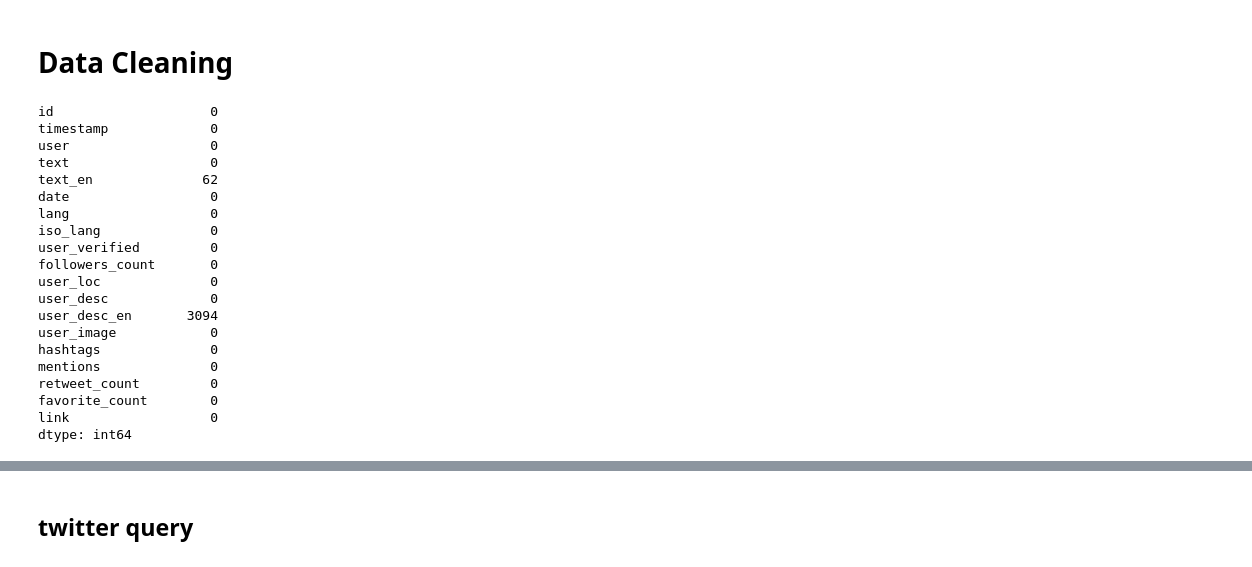
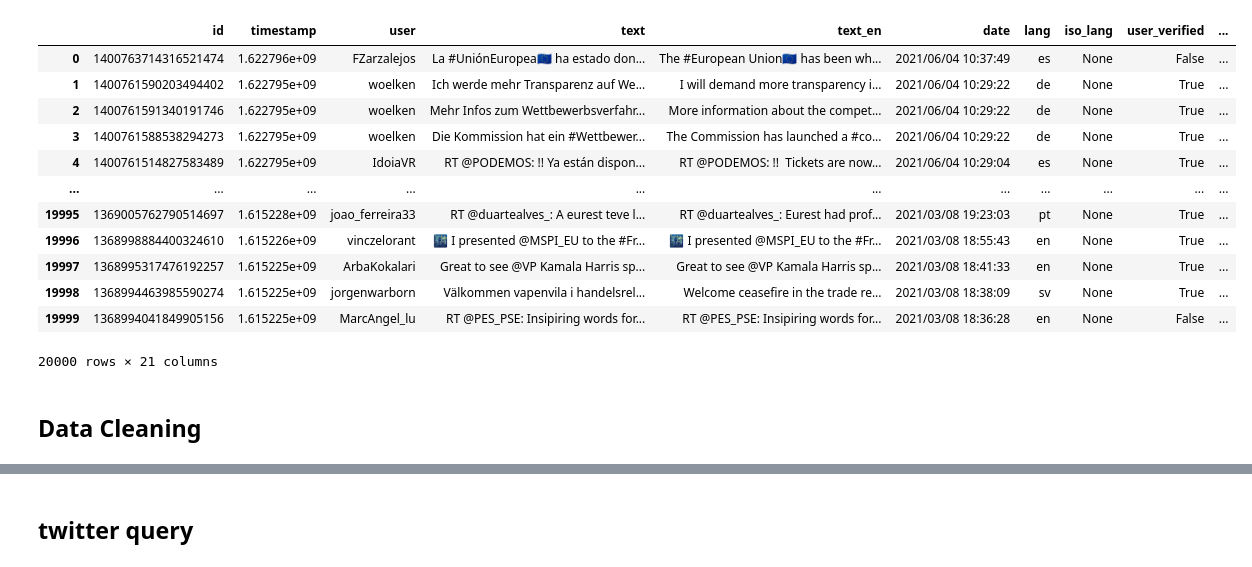
Before and after one commit to EstefaniaVB/LexAI, a Jupyter notebook: Sentiment analysis.ipynb, the cells around one changed output, grey strips where cells are left out. Cells and saved outputs as stored; diff of their text form; code cells hidden in the pictures.

```diff
--- a/Sentiment analysis.ipynb
+++ b/Sentiment analysis.ipynb
@@ -41,27 +46,22 @@ data_df['text_en'].loc[17804]
+# %%
+lexai_url = f"http://35.223.18.2/indexes/twitter_politicians/search/"
+data = requests.get(lexai_url,params=params,headers=headers).json()
+data_polit_df=pd.DataFrame(data['hits'])
+data_polit_df
+# %% [output]
+|  | id | timestamp | user | text | text_en | date | lang | iso_lang | user_verified | ... |
+| 0 | 1400763714316521474 | 1.622796e+09 | FZarzalejos | La #UniónEuropea🇪🇺 ha estado don... | The #European Union🇪🇺 has been wh... | 2021/06/04 10:37:49 | es | None | False | ... |
+| 1 | 1400761590203494402 | 1.622795e+09 | woelken | Ich werde mehr Transparenz auf We... | I will demand more transparency i... | 2021/06/04 10:29:22 | de | None | True | ... |
+| 2 | 1400761591340191746 | 1.622795e+09 | woelken | Mehr Infos zum Wettbewerbsverfahr... | More information about the compet... | 2021/06/04 10:29:22 | de | None | True | ... |
+| 3 | 1400761588538294273 | 1.622795e+09 | woelken | Die Kommission hat ein #Wettbewer... | The Commission has launched a #co... | 2021/06/04 10:29:22 | de | None | True | ... |
+| 4 | 1400761514827583489 | 1.622795e+09 | IdoiaVR | RT @PODEMOS: !!️ Ya están dispon... | RT @PODEMOS: !! ️ Tickets are now... | 2021/06/04 10:29:04 | es | None | True | ... |
+| ... | ... | ... | ... | ... | ... | ... | ... | ... | ... | ... |
+| 19995 | 1369005762790514697 | 1.615228e+09 | joao_ferreira33 | RT @duartealves_: A eurest teve l... | RT @duartealves_: Eurest had prof... | 2021/03/08 19:23:03 | pt | None | True | ... |
+| 19996 | 1368998884400324610 | 1.615226e+09 | vinczelorant | 🌃 I presented @MSPI_EU to the #Fr... | 🌃 I presented @MSPI_EU to the #Fr... | 2021/03/08 18:55:43 | en | None | True | ... |
+| 19997 | 1368995317476192257 | 1.615225e+09 | ArbaKokalari | Great to see @VP Kamala Harris sp... | Great to see @VP Kamala Harris sp... | 2021/03/08 18:41:33 | en | None | True | ... |
+| 19998 | 1368994463985590274 | 1.615225e+09 | jorgenwarborn | Välkommen vapenvila i handelsrel... | Welcome ceasefire in the trade re... | 2021/03/08 18:38:09 | sv | None | True | ... |
+| 19999 | 1368994041849905156 | 1.615225e+09 | MarcAngel_lu | RT @PES_PSE: Insipiring words for... | RT @PES_PSE: Insipiring words for... | 2021/03/08 18:36:28 | en | None | False | ... |
+20000 rows × 21 columns
 # %% [markdown]
-# Data Cleaning
+## Data Cleaning
-# %%
-data_df.dtypes
-data_df.isnull().sum()
-# %% [output]
-id                    0
-timestamp             0
-user                  0
-text                  0
-text_en              62
-date                  0
-lang                  0
-iso_lang              0
-user_verified         0
-followers_count       0
-user_loc              0
-user_desc             0
-user_desc_en       3094
-user_image            0
-hashtags              0
-mentions              0
-retweet_count         0
-favorite_count        0
-link                  0
-dtype: int64
 # %%
```
Also changed, not shown: parts of 20 cells of this notebook, 18 other files.
